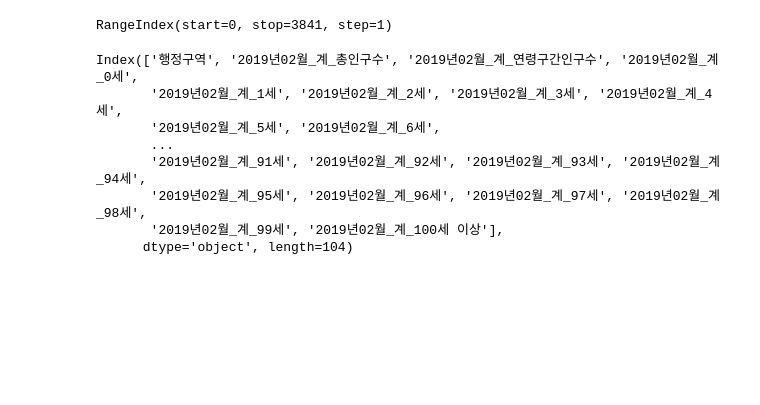
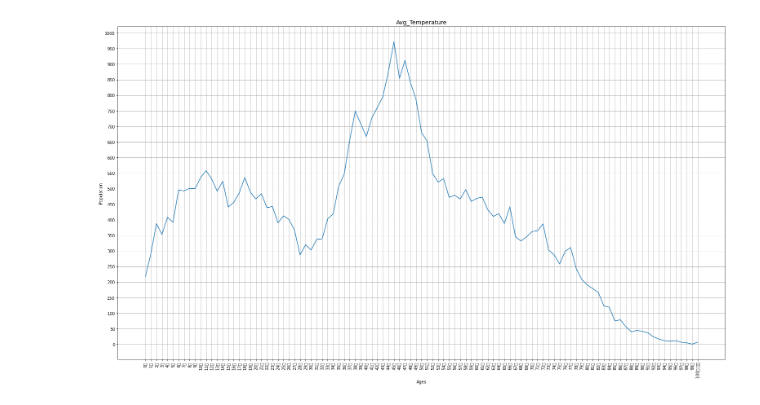
Before and after one commit to HIMMEL95/Elice, a Jupyter notebook: Population_public_data/public_data.ipynb, the cells around one changed output. Saved outputs shown, nothing was run; the diff lists cells and outputs as text; code cells hidden in the pictures; blank space fills up the shorter version.

```diff
--- a/Population_public_data/public_data.ipynb
+++ b/Population_public_data/public_data.ipynb
@@ -1,21 +1,44 @@
-# %%
-import pandas as pd
-import numpy as np
-import matplotlib.pyplot as plt
-
-df = pd.read_csv('./age.csv', encoding='cp949')
-
-df.index
-# %% [output]
-RangeIndex(start=0, stop=3841, step=1)
-# %%
-df.columns
-# %% [output]
-Index(['행정구역', '2019년02월_계_총인구수', '2019년02월_계_연령구간인구수', '2019년02월_계_0세',
-       '2019년02월_계_1세', '2019년02월_계_2세', '2019년02월_계_3세', '2019년02월_계_4세',
-       '2019년02월_계_5세', '2019년02월_계_6세',
-       ...
-       '2019년02월_계_91세', '2019년02월_계_92세', '2019년02월_계_93세', '2019년02월_계_94세',
-       '2019년02월_계_95세', '2019년02월_계_96세', '2019년02월_계_97세', '2019년02월_계_98세',
-       '2019년02월_계_99세', '2019년02월_계_100세 이상'],
-      dtype='object', length=104)
+# %%
+# 해당 지역 인구수 그래프 그리기
+
+import pandas as pd
+import numpy as np
+import matplotlib.pyplot as plt
+
+df = pd.read_csv('./age.csv', encoding='cp949')
+
+indexs = df.columns[3:].tolist()
+
+ages = ''
+
+age = []
+index = []
+
+for row in df.values:
+    if row[0] == '경기도 용인시 기흥구 구성동(4146356000)':
+        ages = row[3:]
+
+for a in ages:
+    age.append(int(a))
+
+for b in indexs:
+    index.append(b[11:])
+
+fig,ax = plt.subplots()
+x = 1920 / fig.dpi
+y = 1080 / fig.dpi
+fig.set_figwidth(x)
+fig.set_figheight(y)
+ax.plot(index, age)
+plt.rc('font', size = 12) # 그래프에 나오는 폰트 크기 조정
+plt.xticks(np.arange(0,101,1), rotation=90) # x출의 길이와 간격, 표시되
+plt.yticks(np.arange(0,1001,50))
+plt.rcParams['font.family'] = 'NanumGothic'
+plt.xlabel('Ages') # x축의 이름생성
+plt.ylabel('Population') # y축의 이름생성
+plt.title('Avg_Temperature') # 그래프의 타이틀 생성
+plt.grid(True) # 그래프 뒤에 있는 선 생성
+
+plt.show(ax)
+# %% [output]
+[figure, added]
```
Also changed, not shown: parts of 4 cells of this notebook, 5 other files.
